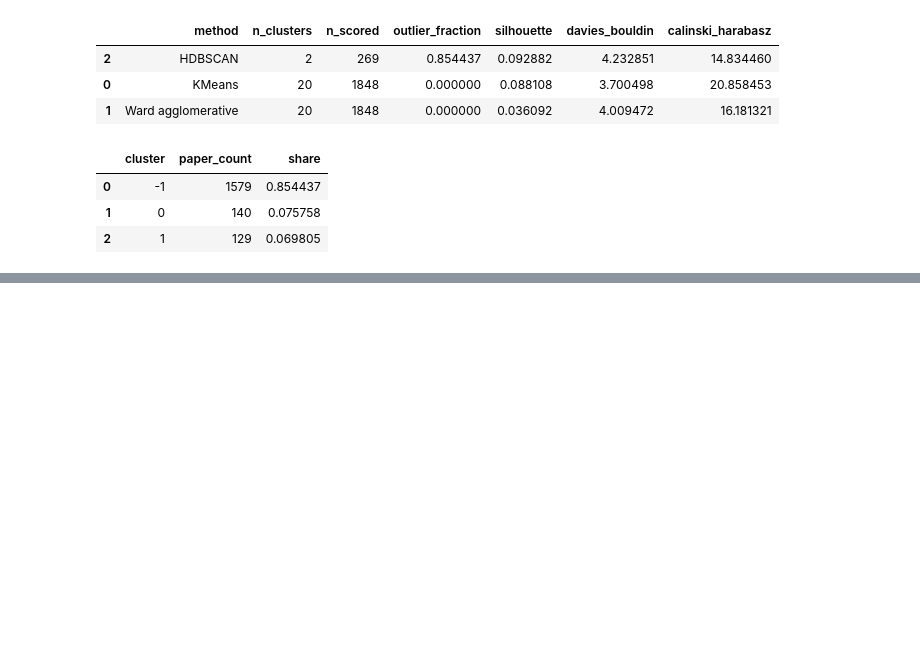
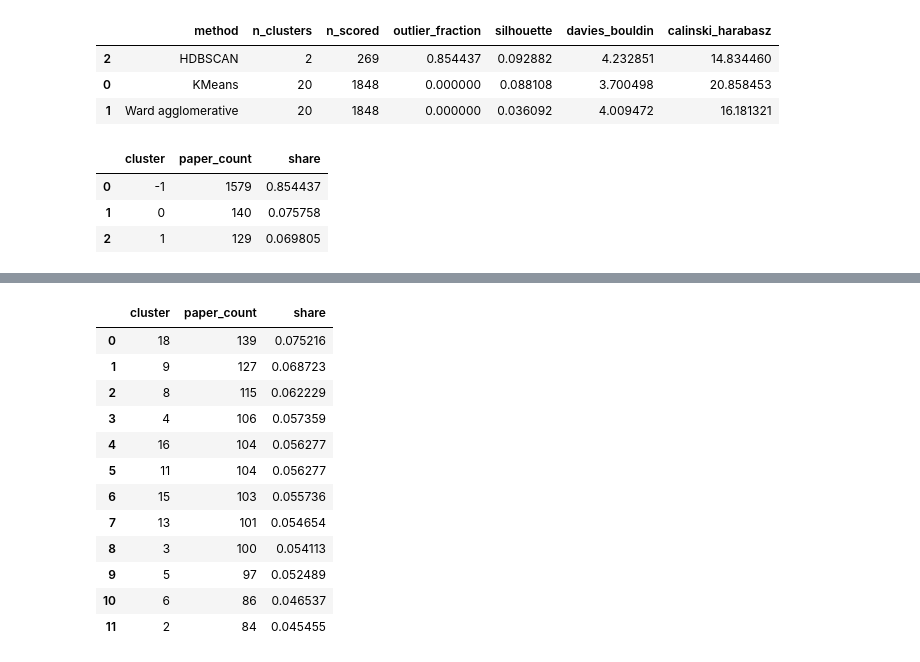
Before and after one commit to dobosipeter/usml_homework, a Jupyter notebook: arxiv_topics.ipynb, the cells around one changed output, grey strips where cells are left out. Saved outputs shown, nothing was run; the diff lists cells and outputs as text; code cells hidden in the pictures; blank space fills up the shorter version.

```diff
--- a/arxiv_topics.ipynb
+++ b/arxiv_topics.ipynb
@@ -487,0 +532,28 @@ hdbscan_cluster_sizes
+# %%
+tfidf_kmeans_model = KMeans(n_clusters=best_tfidf_k, random_state=42, n_init=20)
+tfidf_kmeans_labels = tfidf_kmeans_model.fit_predict(tfidf_matrix)
+np.save(TFIDF_KMEANS_LABELS_CACHE, tfidf_kmeans_labels)
+
+tfidf_ward_model = AgglomerativeClustering(n_clusters=best_tfidf_k, linkage="ward")
+tfidf_ward_labels = tfidf_ward_model.fit_predict(tfidf_dense)
+np.save(TFIDF_WARD_LABELS_CACHE, tfidf_ward_labels)
+
+tfidf_hdbscan_model = hdbscan.HDBSCAN(min_cluster_size=30, min_samples=10, metric="euclidean")
+tfidf_hdbscan_labels = tfidf_hdbscan_model.fit_predict(tfidf_dense)
+np.save(TFIDF_HDBSCAN_LABELS_CACHE, tfidf_hdbscan_labels)
+
+cluster_size_table(tfidf_kmeans_labels)
+# %% [output]
+|  | cluster | paper_count | share |
+| 0 | 18 | 139 | 0.075216 |
+| 1 | 9 | 127 | 0.068723 |
+| 2 | 8 | 115 | 0.062229 |
+| 3 | 4 | 106 | 0.057359 |
+| 4 | 16 | 104 | 0.056277 |
+| 5 | 11 | 104 | 0.056277 |
+| 6 | 15 | 103 | 0.055736 |
+| 7 | 13 | 101 | 0.054654 |
+| 8 | 3 | 100 | 0.054113 |
+| 9 | 5 | 97 | 0.052489 |
+| 10 | 6 | 86 | 0.046537 |
+| 11 | 2 | 84 | 0.045455 |
```
Also changed, not shown: parts of 7 cells of this notebook.
